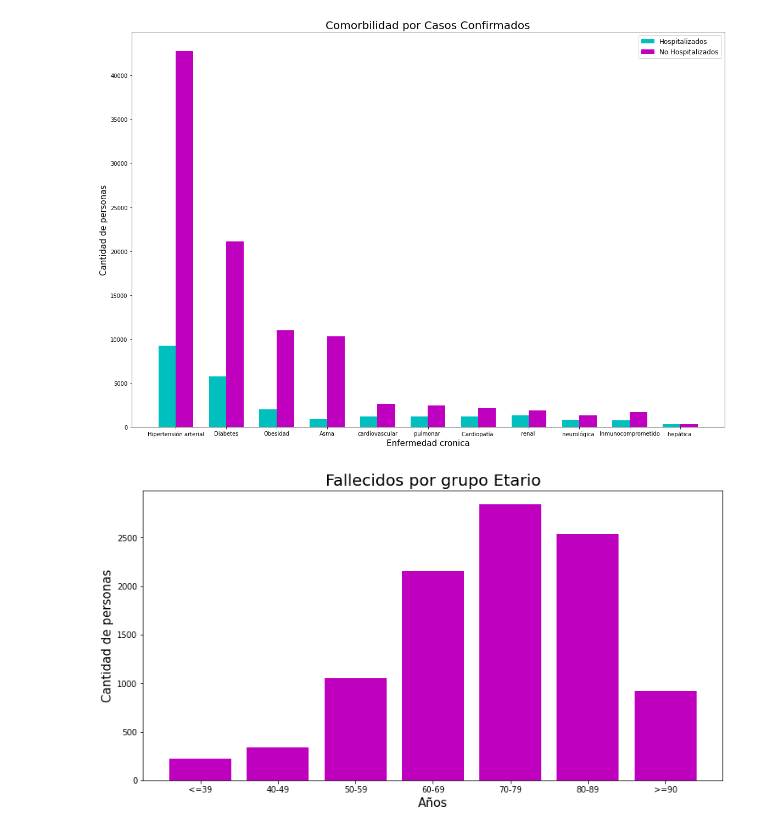
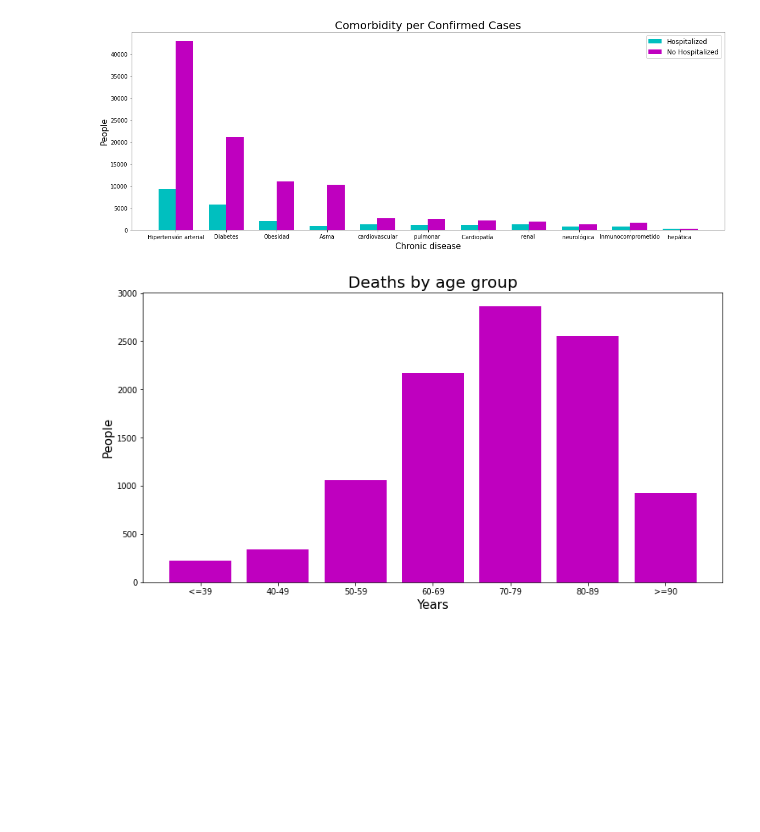
Before and after one commit to Tisks/Covid-Big-Data, a Jupyter notebook: Data_nacional_grafico_barras.ipynb, the cells around one changed output. Cells and saved outputs as stored; diff of their text form; code cells hidden in the pictures; blank space fills up the shorter version.

```diff
--- a/Data_nacional_grafico_barras.ipynb
+++ b/Data_nacional_grafico_barras.ipynb
@@ -30,7 +30,7 @@ def graficar_param2(csv,titulo,agrupar_por,grupo1,nombre_grupo1,grupo2,nombre_gr
 
   rango= rango_edades(df_acotado,eje_x)
   x = np.arange(len(rango))
-  fig = plt.figure(figsize =(10,5))
+  fig = plt.figure(figsize =(15,5))
 
   ax = fig.add_axes([0,0,1,1])
 
@@ -58,7 +58,7 @@ graficar_param2('https://raw.githubusercontent.com/MinCiencia/Datos-COVID19/mast
 # %%
-graficar_param2('https://raw.githubusercontent.com/MinCiencia/Datos-COVID19/master/output/producto35/Comorbilidad.csv', 'Comorbilidad por Casos Confirmados','Hospitalización','SI','Hospitalizados','NO','No Hospitalizados','Comorbilidad','Enfermedad cronica','Cantidad de personas')
+graficar_param2('https://raw.githubusercontent.com/MinCiencia/Datos-COVID19/master/output/producto35/Comorbilidad.csv', 'Comorbidity per Confirmed Cases','Hospitalización','SI','Hospitalized','NO','No Hospitalized','Comorbilidad','Chronic disease','People')
 # %% [output]
-[figure, old version]
+[figure, new version]
 # %%
 def graficar_etario(csv,nombre_grafico):
   df=pd.read_csv(csv, sep= ',')
@@ -80,6 +80,6 @@ def graficar_etario(csv,nombre_grafico):
   #ax.bar(rango,f)
   plt.show()
 # %%
-graficar_etario('https://raw.githubusercontent.com/MinCiencia/Datos-COVID19/master/output/producto10/FallecidosEtario.csv','Fallecidos por grupo Etario')
+graficar_etario('https://raw.githubusercontent.com/MinCiencia/Datos-COVID19/master/output/producto10/FallecidosEtario.csv','Deaths by age group')
 # %% [output]
-[figure, old version]
+[figure, new version]
```
Also changed, not shown: parts of 3 cells of this notebook.
